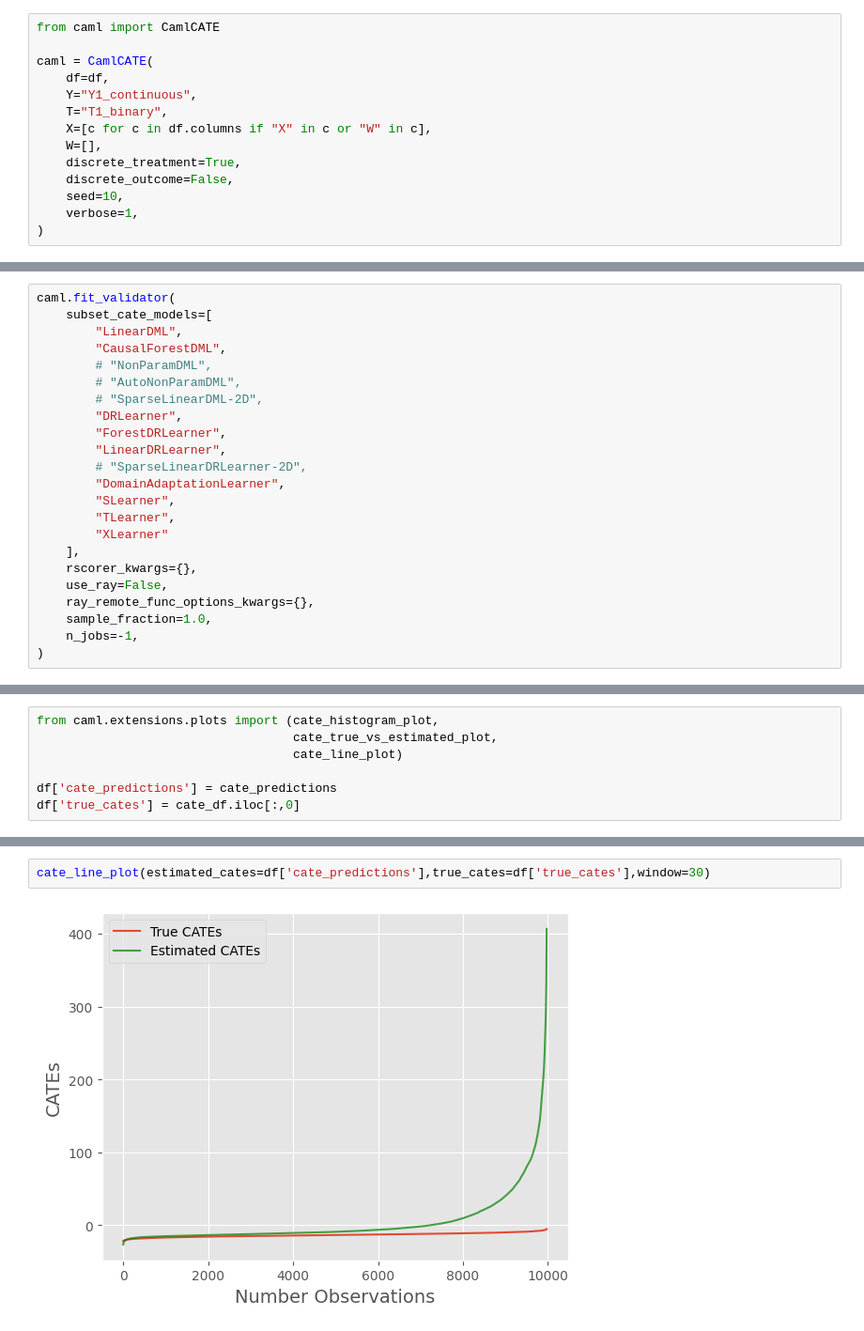
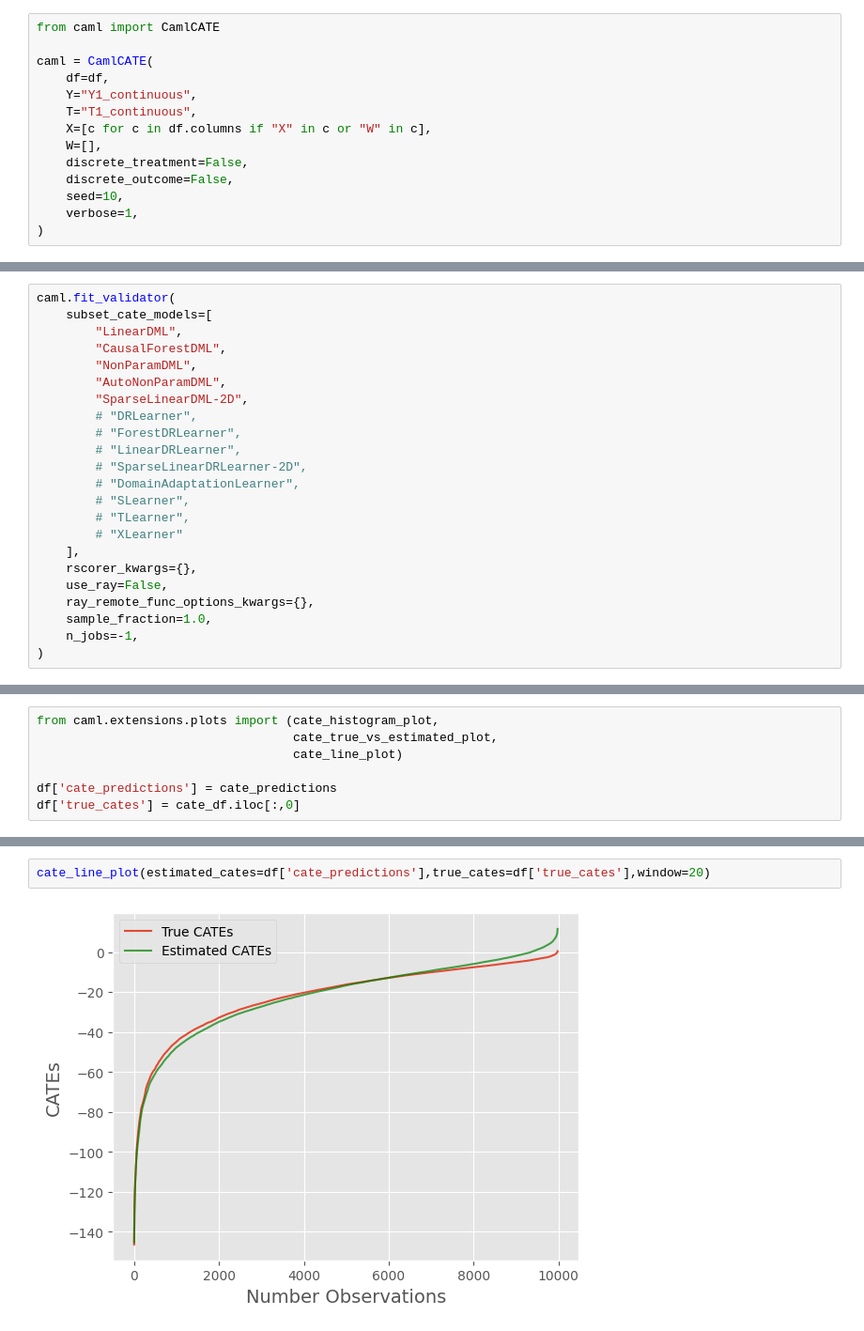
Before and after one commit to jakepenzak/caml, a Jupyter notebook: notebooks/dev/CamlCATE/CamlCATE.ipynb, the cells around one changed output, grey strips where cells are left out. Shown at 94% size. Saved outputs shown, nothing was run; the diff lists cells and outputs as text.

Commit message:
Updated dgp, still need partially linear

```diff
--- a/notebooks/dev/CamlCATE/CamlCATE.ipynb
+++ b/notebooks/dev/CamlCATE/CamlCATE.ipynb
@@ -194,10 +221,10 @@ from caml import CamlCATE
 caml = CamlCATE(
     df=df,
     Y="Y1_continuous",
-    T="T1_binary",
+    T="T1_continuous",
     X=[c for c in df.columns if "X" in c or "W" in c],
     W=[],
-    discrete_treatment=True,
+    discrete_treatment=False,
     discrete_outcome=False,
     seed=10,
     verbose=1,
@@ -236,17 +279,17 @@ caml.fit_validator(
     subset_cate_models=[
         "LinearDML",
         "CausalForestDML",
-        # "NonParamDML",
-        # "AutoNonParamDML",
-        # "SparseLinearDML-2D",
-        "DRLearner",
-        "ForestDRLearner",
-        "LinearDRLearner",
+        "NonParamDML",
+        "AutoNonParamDML",
+        "SparseLinearDML-2D",
+        # "DRLearner",
+        # "ForestDRLearner",
+        # "LinearDRLearner",
         # "SparseLinearDRLearner-2D",
-        "DomainAdaptationLearner",
-        "SLearner",
-        "TLearner",
-        "XLearner"
+        # "DomainAdaptationLearner",
+        # "SLearner",
+        # "TLearner",
+        # "XLearner"
     ],
     rscorer_kwargs={},
     use_ray=False,
@@ -440,4 +489,4 @@ cate_line_plot(estimated_cates=df['cate_predictions'],window=30)
 # %%
-cate_line_plot(estimated_cates=df['cate_predictions'],true_cates=df['true_cates'],window=30)
+cate_line_plot(estimated_cates=df['cate_predictions'],true_cates=df['true_cates'],window=20)
 # %% [output]
-[figure, old version]
+[figure, new version]
```
Also changed, not shown: parts of 24 cells of this notebook, 6 other files.
